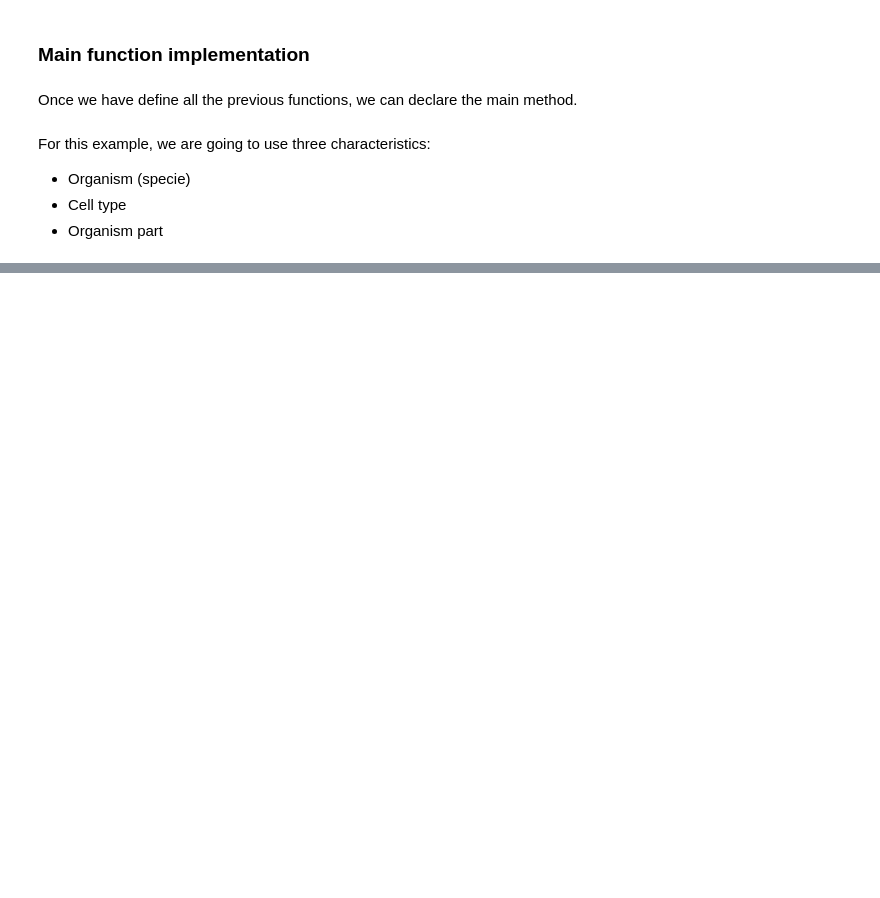
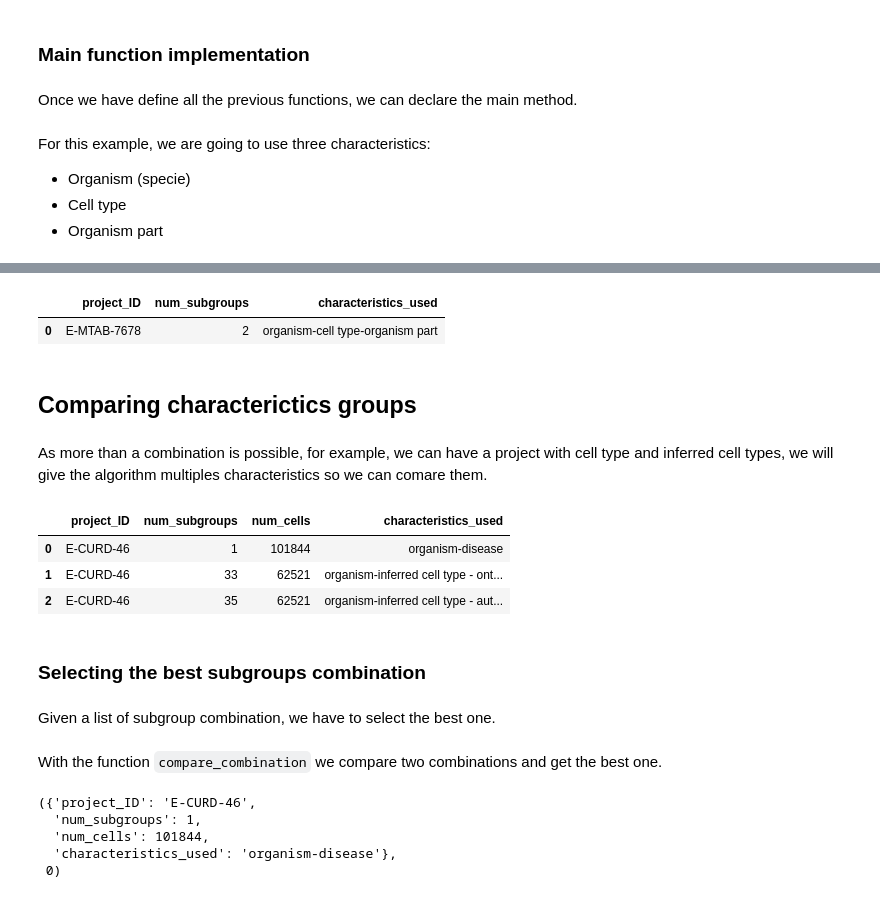
Before and after one commit to edusalcas/single-cell-repo, a Jupyter notebook: Experiments/Percentile_groups.ipynb, the cells around one changed output, grey strips where cells are left out. Saved outputs shown, nothing was run; the diff lists cells and outputs as text; code cells hidden in the pictures; blank space fills up the shorter version.

```diff
--- a/Experiments/Percentile_groups.ipynb
+++ b/Experiments/Percentile_groups.ipynb
@@ -511,3 +508,0 @@ def update_row(row, characteristics_used, subgroups):
-# %%
-update_row(row, ['X1', 'X2'], subgroups)
-row
@@ -544,12 +548,16 @@ def get_groups_from_project(project_ID, characteristics):
         A list with dictionaries containing the groups, the characteristics and the values used for the division.
     """
     # Read the metadata file using the API
-    metadata = read_metadata(project_ID)
-    metadata = process_metadata(metadata)
+    metadata, _, _, cell_names = read_files(project_ID)
+
+    # If there is not metadata for this project, return empty lists
+    if metadata is None:
+        return [], []
+
+    metadata = process_metadata(metadata, cell_names)
 
     # Initialitation of parameters
     subgroups = init_subgroups(metadata)
-    row = init_row(project_ID, characteristics)
     project_characteristics = metadata.columns
     used_characteristics = []
 
@@ -574,7 +582,7 @@ def get_groups_from_project(project_ID, characteristics):
         if not subgroups:
             break
 
-        update_row(row, used_characteristics, subgroups)
+    row = create_row(project_ID, subgroups, used_characteristics)
 
     return row, subgroups
 # %% [markdown]
@@ -589,6 +597,8 @@ characteristics = [
     'cell type',
     'organism part'
 ]
+
+project_ID = 'E-MTAB-7678'
 # %%
 row, subgroups = get_groups_from_project(project_ID, characteristics)
 # %%
@@ -604,0 +610,9 @@ row
+# %%
+pd.DataFrame([row])
+# %% [output]
+|  | project_ID | num_subgroups | characteristics_used |
+| 0 | E-MTAB-7678 | 2 | organism-cell type-organism part |
+# %% [markdown]
+## Comparing characterictics groups
+# %% [markdown]
+As more than a combination is possible, for example, we can have a project with cell type and inferred cell types, we will give the algorithm multiples characteristics so we can comare them.
@@ -604,0 +680,36 @@ row
+# %%
+project_ID = 'E-CURD-46'
+
+characterictics_groups = [
+    [
+        'organism',
+        'cell type',
+        'organism part',
+        'disease'
+    ],
+    [
+        'organism',
+        'inferred cell type - ontology labels',
+        'organism part',
+        'disease'
+    ],
+    [
+        'organism',
+        'inferred cell type - authors labels',
+        'organism part',
+        'disease'
+    ]
+]
+# %%
+rows = get_groups_from_project_multiple_test(project_ID, characterictics_groups)
+
+pd.DataFrame(rows)
+# %% [output]
+|  | project_ID | num_subgroups | num_cells | characteristics_used |
+| 0 | E-CURD-46 | 1 | 101844 | organism-disease |
+| 1 | E-CURD-46 | 33 | 62521 | organism-inferred cell type - ont... |
+| 2 | E-CURD-46 | 35 | 62521 | organism-inferred cell type - aut... |
+# %% [markdown]
+### Selecting the best subgroups combination
+# %% [markdown]
+Given a list of subgroup combination, we have to select the best one.
@@ -604,0 +727,2 @@ row
+# %% [markdown]
+With the function `compare_combination` we compare two combinations and get the best one.
@@ -604,0 +746,8 @@ row
+# %%
+best_subgroup_combination(rows)
+# %% [output]
+({'project_ID': 'E-CURD-46',
+  'num_subgroups': 1,
+  'num_cells': 101844,
+  'characteristics_used': 'organism-disease'},
+ 0)
```
Also changed, not shown: parts of 53 cells of this notebook, 5 other files.
